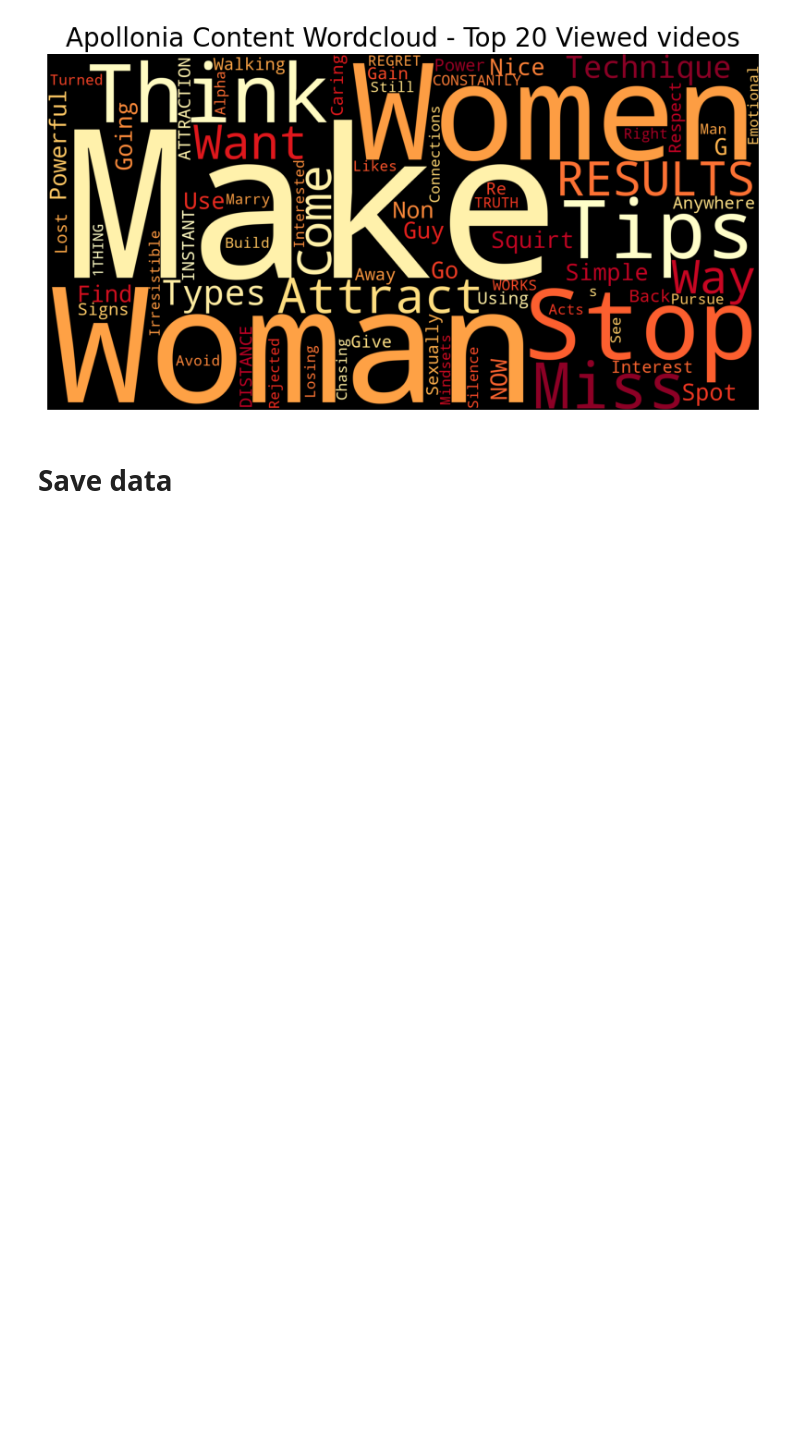
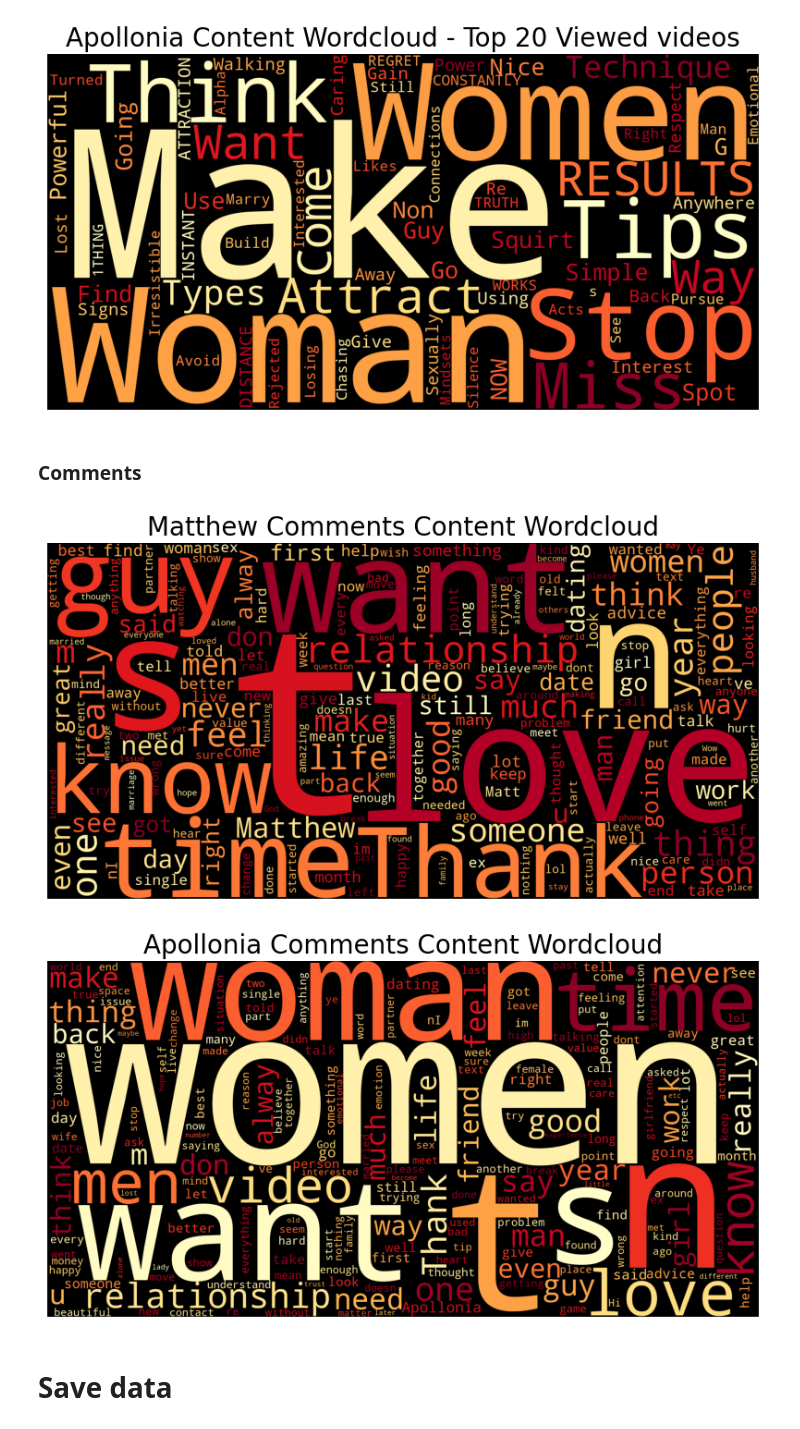
Before and after one commit to vsalto/Ironhack-Module3-project, a Jupyter notebook: notebooks/youtube_content_analysis.ipynb, the cells around one changed output. Cells and saved outputs as stored; diff of their text form; code cells hidden in the pictures; blank space fills up the shorter version.

Commit message:
Updated notebook with comments

```diff
--- a/notebooks/youtube_content_analysis.ipynb
+++ b/notebooks/youtube_content_analysis.ipynb
@@ -244,0 +300,2 @@ Dataframe Apollonia
+# %%
+comments_mat = get_comments_in_videos(youtube, VideoList_mat)
@@ -244,0 +304,2 @@ Dataframe Apollonia
+# %%
+comments_apo = get_comments_in_videos(youtube, VideoList_apo)
@@ -1254,3 +1412,20 @@ plot_cloud(wordcloud_apo, title='Apollonia Content Wordcloud - Top 20 Viewed vid
 # %% [output]
 [figure]
 [figure]
+# %% [markdown]
+### Comments
+# %%
+matComments = create_all_words_str(comments_mat['comments'])
+apoComments = create_all_words_str(comments_apo['comments'])
+# %%
+wordcloud_mat = WordCloud(width = 2000, height = 1000, random_state=1, background_color='black',
+                      colormap='YlOrRd', collocations=False).generate(matComments)
+plot_cloud(wordcloud_mat, title='Matthew Comments Content Wordcloud')
+
+
+wordcloud_apo = WordCloud(width = 2000, height = 1000, random_state=1, background_color='black',
+                      colormap='YlOrRd', collocations=False).generate(apoComments)
+plot_cloud(wordcloud_apo, title='Apollonia Comments Content Wordcloud')
+# %% [output]
+[figure, added]
+[figure, added]
```
Also changed, not shown: parts of 29 cells of this notebook.
